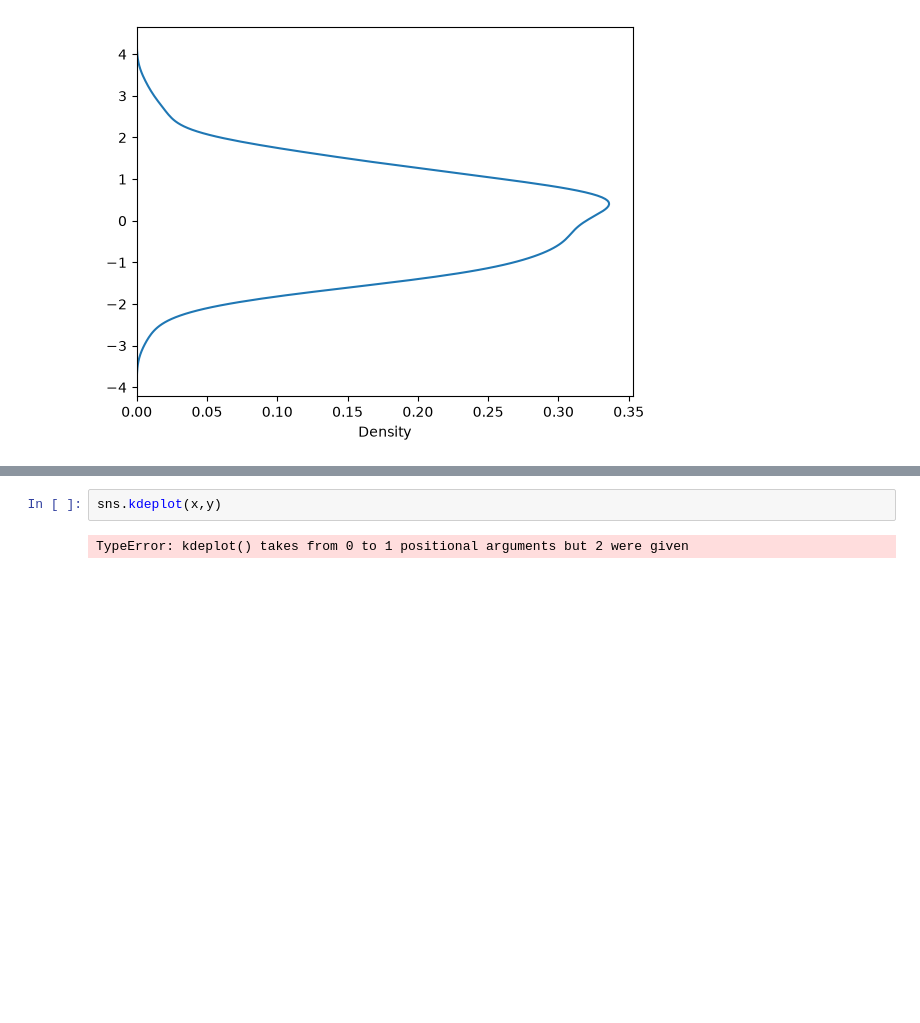
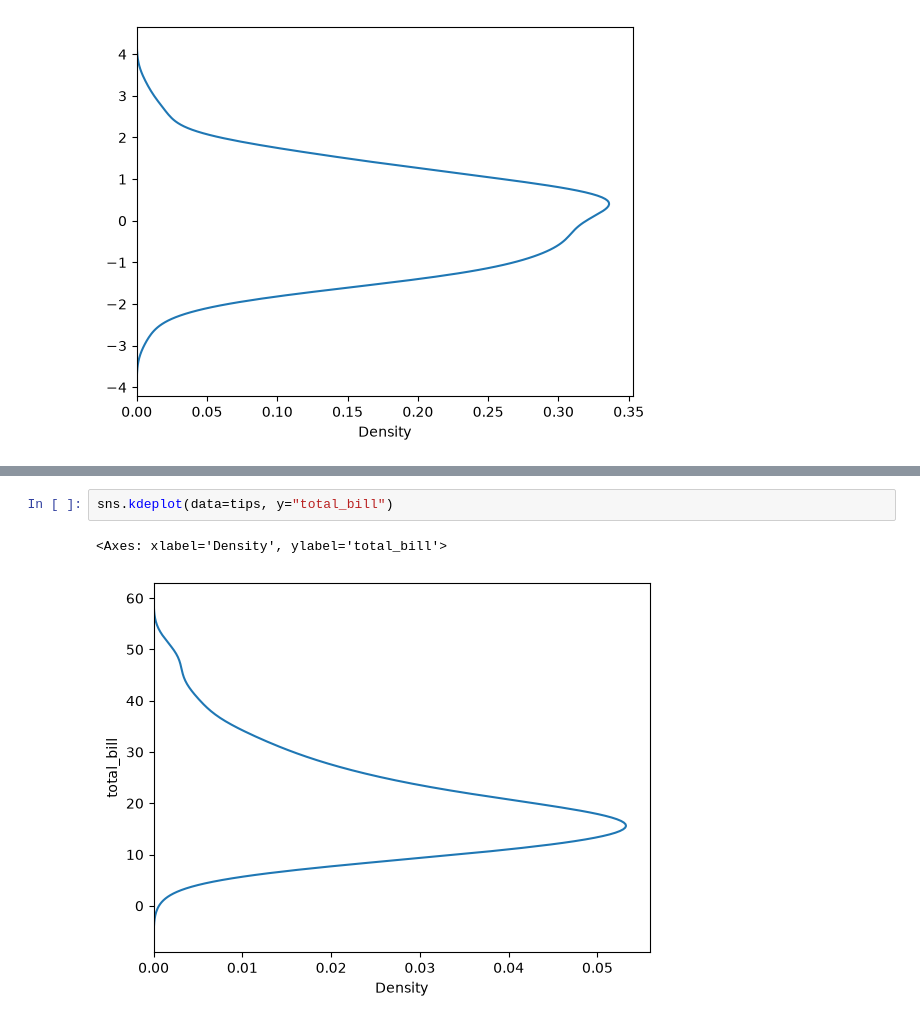
Before and after one commit to hassansagheer/AI-ML, a Jupyter notebook: Seaborn/Distribution Plots/KDEPlot.ipynb, the cells around one changed output, grey strips where cells are left out. Saved outputs shown, nothing was run; the diff lists cells and outputs as text; blank space fills up the shorter version.

```diff
--- a/Seaborn/Distribution Plots/KDEPlot.ipynb
+++ b/Seaborn/Distribution Plots/KDEPlot.ipynb
@@ -40,4 +46,5 @@ This will become an error in seaborn v0.14.0; please update your code.
 # %%
-sns.kdeplot(x,y)
+sns.kdeplot(data=tips, y="total_bill")
 # %% [output]
-TypeError: kdeplot() takes from 0 to 1 positional arguments but 2 were given
+<Axes: xlabel='Density', ylabel='total_bill'>
+[figure, added]
```
Also changed, not shown: parts of 22 cells of this notebook.
